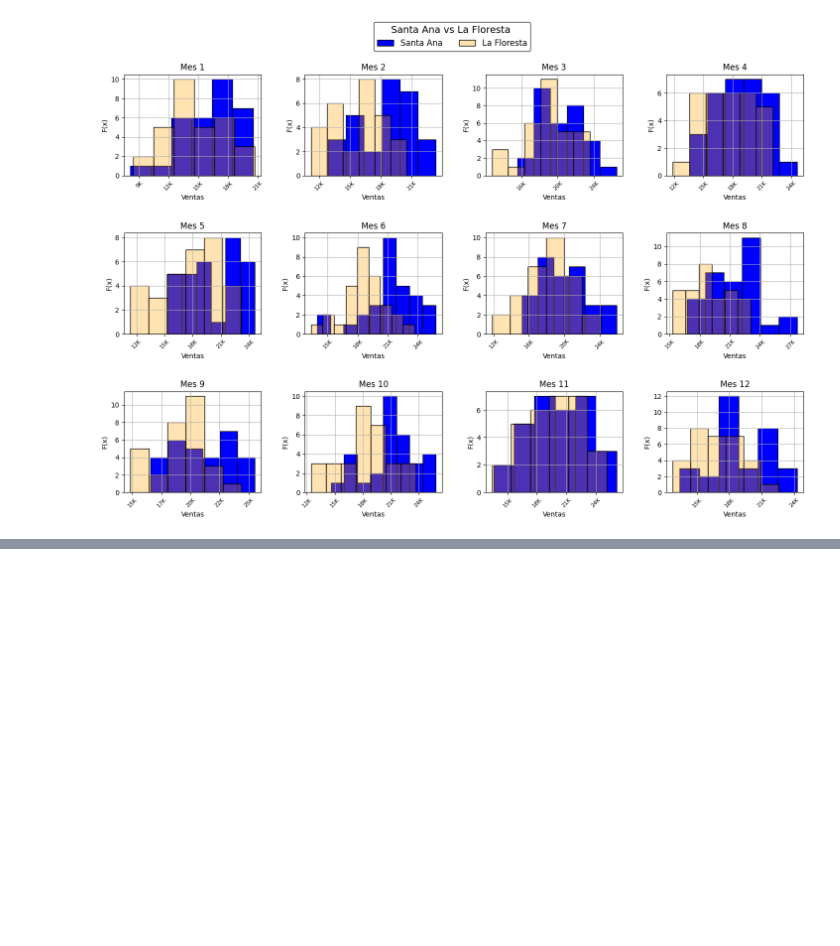
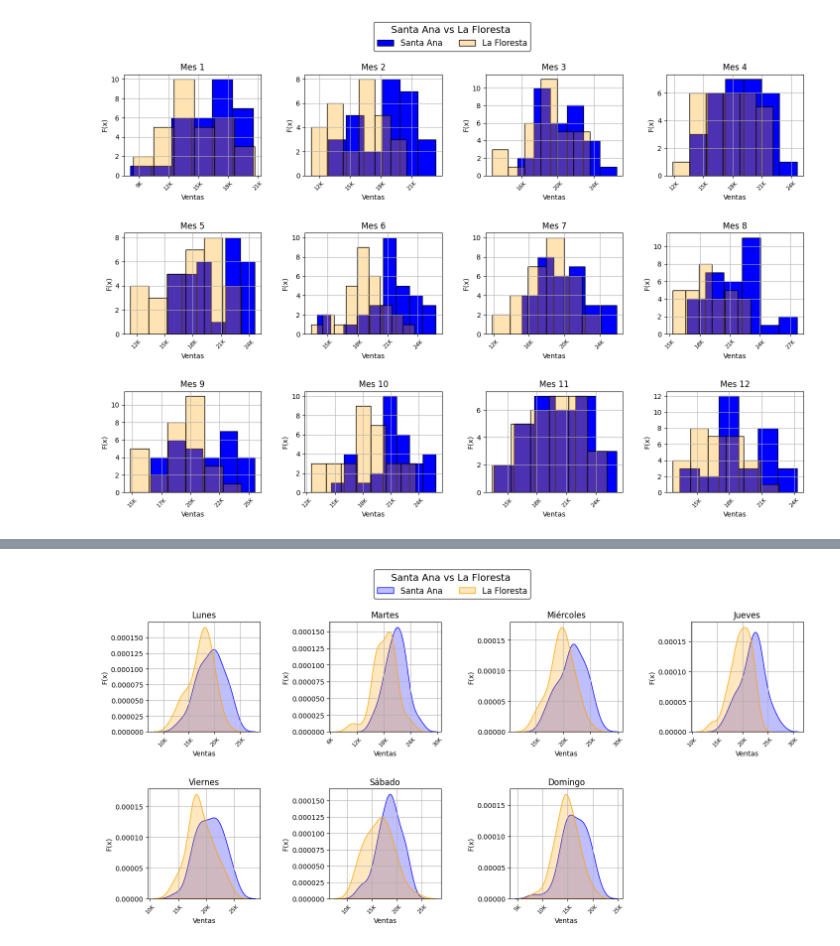
Before and after one commit to martinbrocca/CEIA-PEIA, a Jupyter notebook: TP3/TP3.ipynb, the cells around one changed output, grey strips where cells are left out. Saved outputs shown, nothing was run; the diff lists cells and outputs as text; code cells hidden in the pictures; blank space fills up the shorter version.

```diff
--- a/TP3/TP3.ipynb
+++ b/TP3/TP3.ipynb
@@ -192,0 +374,4 @@ Intervalo de confianza al 99% para Santa Ana - Mes 12: (np.float64(17832.6727568
+# %%
+plot_por_dia(dfSantaAna_diario, 'Santa Ana', dfLaFloresta_diario, 'La Floresta', 'kde')
+# %% [output]
+[figure, added]
```
Also changed, not shown: parts of 20 cells of this notebook, 2 other files.
